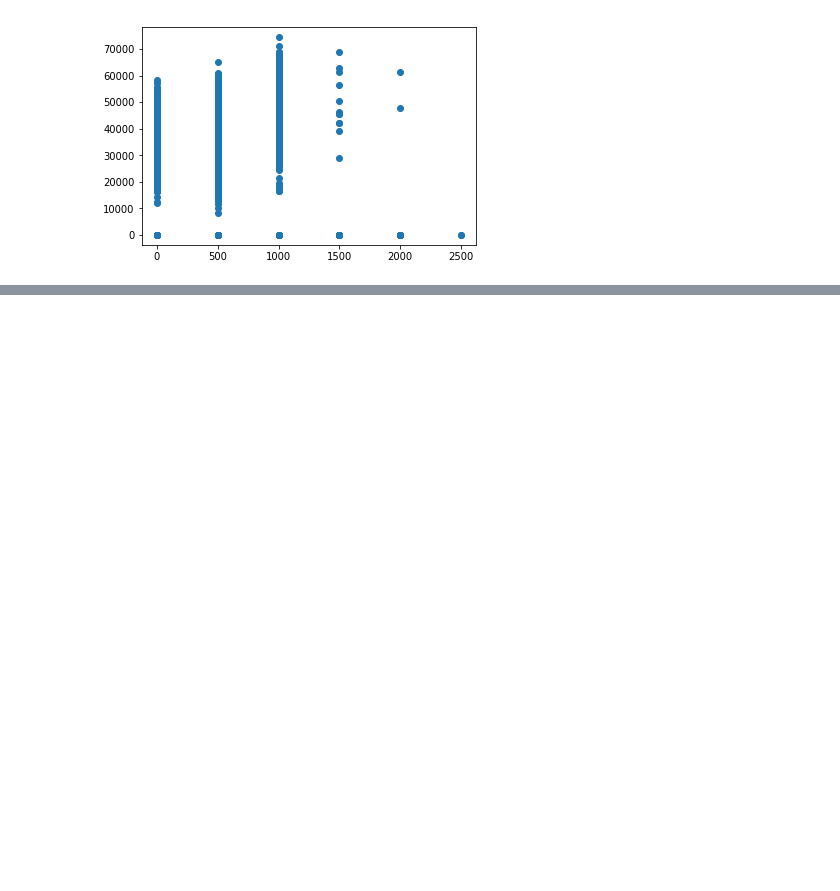
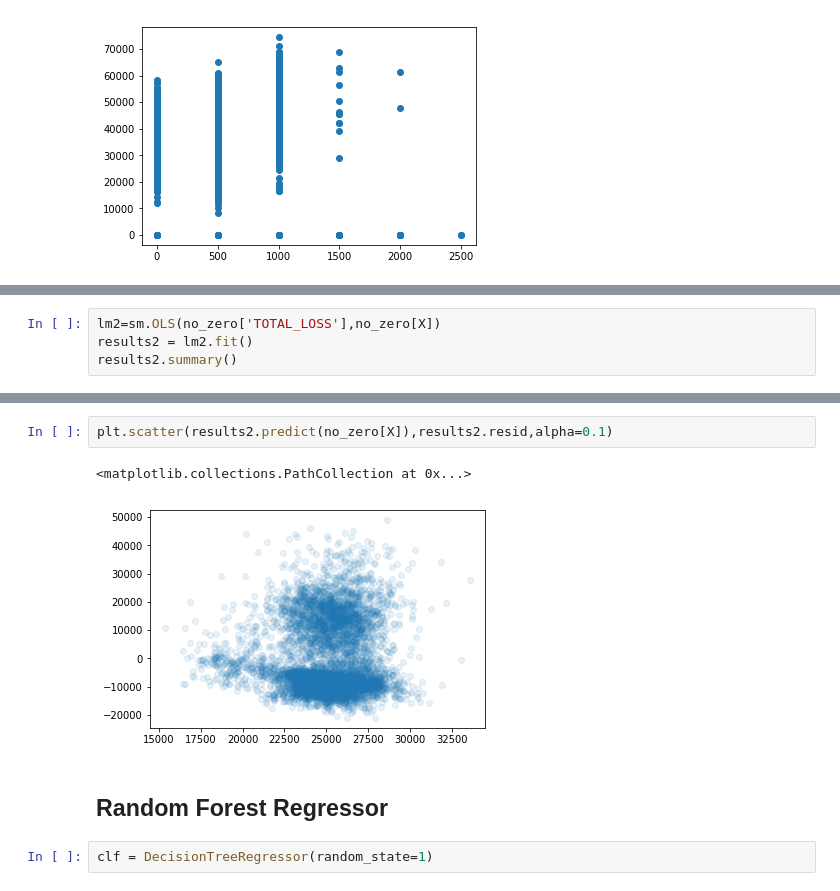
Before and after one commit to abkis/intact, a Jupyter notebook: small_set.ipynb, the cells around one changed output, grey strips where cells are left out. Cells and saved outputs as stored; diff of their text form; blank space fills up the shorter version.

```diff
--- a/small_set.ipynb
+++ b/small_set.ipynb
@@ -100,0 +262,4 @@ plt.scatter(df["DEDUCTIBLE_COMPREHENSIVE"],df["INCURRED_LOSS_COMPREHENSIVE"])
+# %%
+lm2=sm.OLS(no_zero['TOTAL_LOSS'],no_zero[X])
+results2 = lm2.fit()
+results2.summary()
@@ -100,0 +298,9 @@ plt.scatter(df["DEDUCTIBLE_COMPREHENSIVE"],df["INCURRED_LOSS_COMPREHENSIVE"])
+# %%
+plt.scatter(results2.predict(no_zero[X]),results2.resid,alpha=0.1)
+# %% [output]
+<matplotlib.collections.PathCollection at 0x...>
+[figure, added]
+# %% [markdown]
+## Random Forest Regressor
+# %%
+clf = DecisionTreeRegressor(random_state=1)
```
Also changed, not shown: parts of 22 cells of this notebook.
